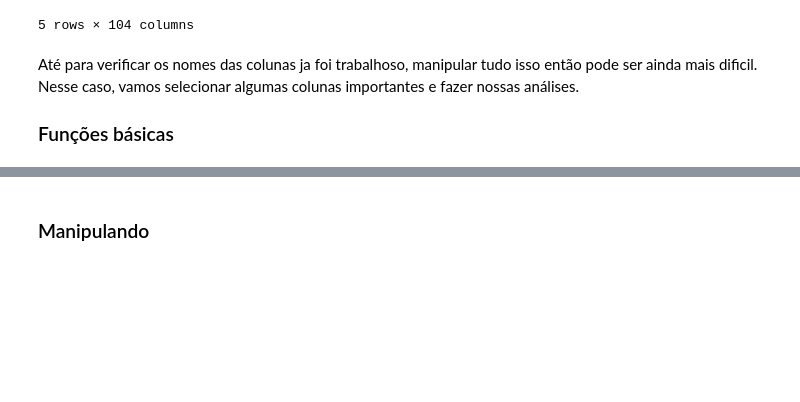
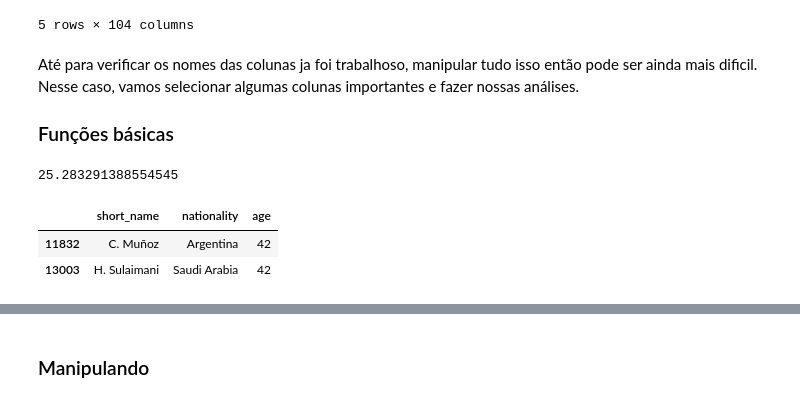
Before and after one commit to nailuz/hacking-fifa, a Jupyter notebook: fifa-analytics.ipynb, the cells around one changed output, grey strips where cells are left out. Saved outputs shown, nothing was run; the diff lists cells and outputs as text; code cells hidden in the pictures; blank space fills up the shorter version.

```diff
--- a/fifa-analytics.ipynb
+++ b/fifa-analytics.ipynb
@@ -118,3 +118,13 @@ dataset.head()
 Até para verificar os nomes das colunas ja foi trabalhoso, manipular tudo isso então pode ser ainda mais dificil. Nesse caso, vamos selecionar algumas colunas importantes e fazer nossas análises.
 
 ### Funções básicas
+# %%
+dataset['age'].mean()
+# %% [output]
+25.283291388554545
+# %%
+dataset[dataset['age'] == dataset['age'].max()][['short_name', 'nationality', 'age']]
+# %% [output]
+|  | short_name | nationality | age |
+| 11832 | C. Muñoz | Argentina | 42 |
+| 13003 | H. Sulaimani | Saudi Arabia | 42 |
```
Also changed, not shown: parts of 11 cells of this notebook.
